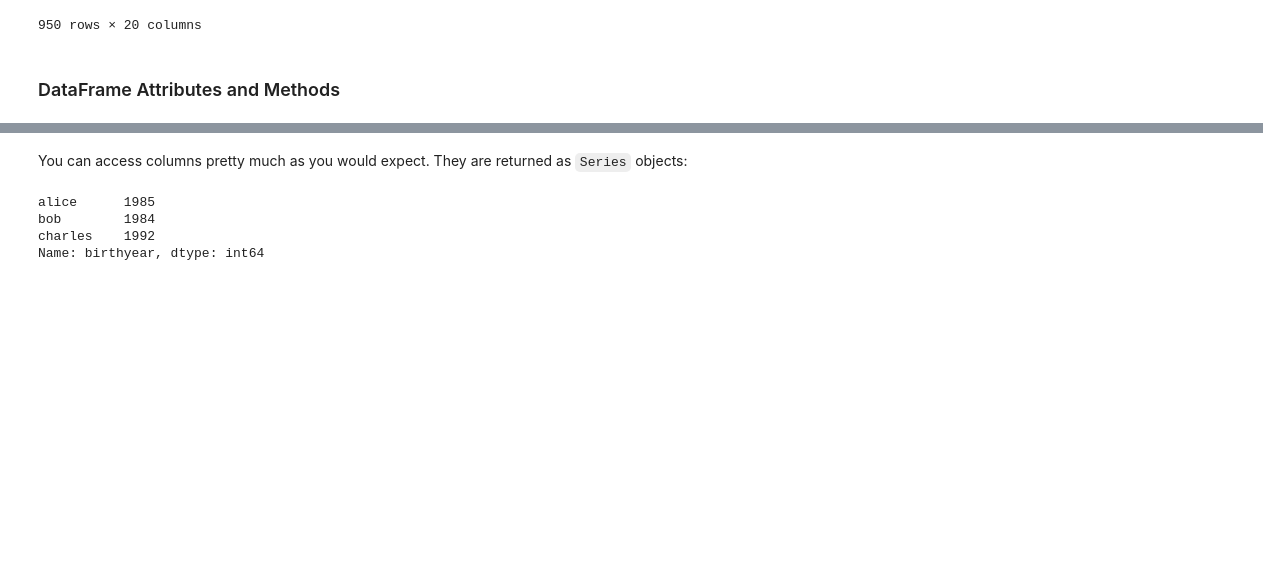
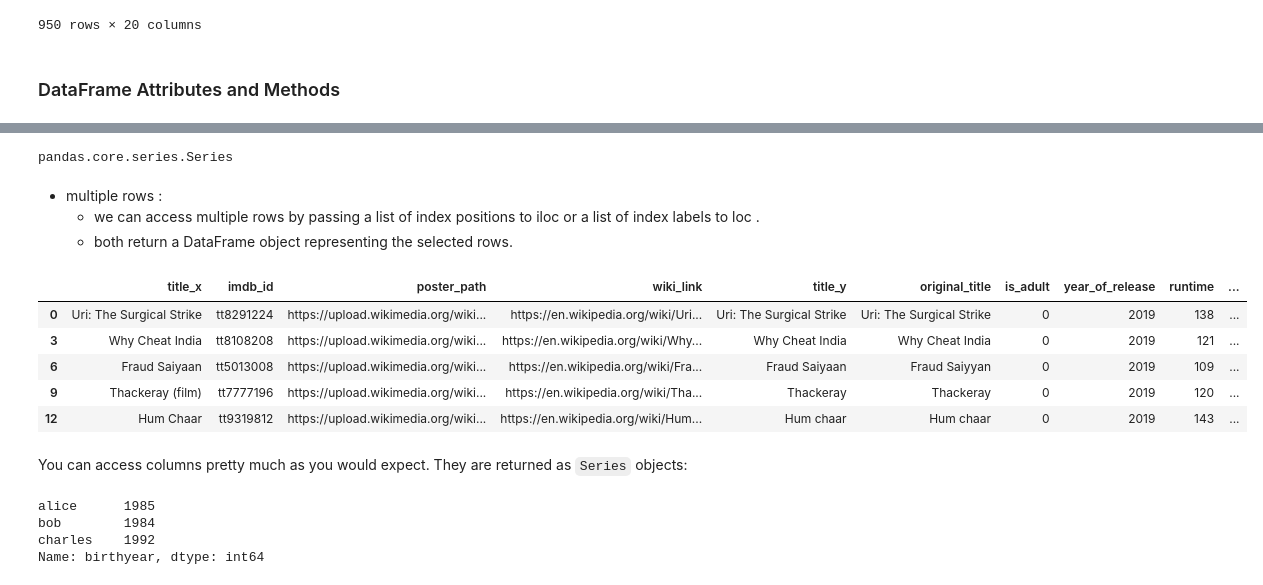
Before and after one commit to DevRitesh08/0.-Preparatory-Topics-for-ML, a Jupyter notebook: Pandas/tools_pandas.ipynb, the cells around one changed output, grey strips where cells are left out. Saved outputs shown, nothing was run; the diff lists cells and outputs as text; code cells hidden in the pictures; blank space fills up the shorter version.

```diff
--- a/Pandas/tools_pandas.ipynb
+++ b/Pandas/tools_pandas.ipynb
@@ -866,3 +1348,20 @@ ipl_matches
+# %%
+type(movies_df.iloc[0])
+# %% [output]
+pandas.core.series.Series
+# %% [markdown]
+- multiple rows :
+    - we can access multiple rows by passing a list of index positions to iloc or a list of index labels to loc .
+    - both return a DataFrame object representing the selected rows.
+# %%
+movies_df.iloc[0:15:3]
+# %% [output]
+|  | title_x | imdb_id | poster_path | wiki_link | title_y | original_title | is_adult | year_of_release | runtime | ... |
+| 0 | Uri: The Surgical Strike | tt8291224 | https://upload.wikimedia.org/wiki... | https://en.wikipedia.org/wiki/Uri... | Uri: The Surgical Strike | Uri: The Surgical Strike | 0 | 2019 | 138 | ... |
+| 3 | Why Cheat India | tt8108208 | https://upload.wikimedia.org/wiki... | https://en.wikipedia.org/wiki/Why... | Why Cheat India | Why Cheat India | 0 | 2019 | 121 | ... |
+| 6 | Fraud Saiyaan | tt5013008 | https://upload.wikimedia.org/wiki... | https://en.wikipedia.org/wiki/Fra... | Fraud Saiyaan | Fraud Saiyyan | 0 | 2019 | 109 | ... |
+| 9 | Thackeray (film) | tt7777196 | https://upload.wikimedia.org/wiki... | https://en.wikipedia.org/wiki/Tha... | Thackeray | Thackeray | 0 | 2019 | 120 | ... |
+| 12 | Hum Chaar | tt9319812 | https://upload.wikimedia.org/wiki... | https://en.wikipedia.org/wiki/Hum... | Hum chaar | Hum chaar | 0 | 2019 | 143 | ... |
 # %% [markdown]
 You can access columns pretty much as you would expect. They are returned as `Series` objects:
 # %%
```
Also changed, not shown: parts of 61 cells of this notebook.
